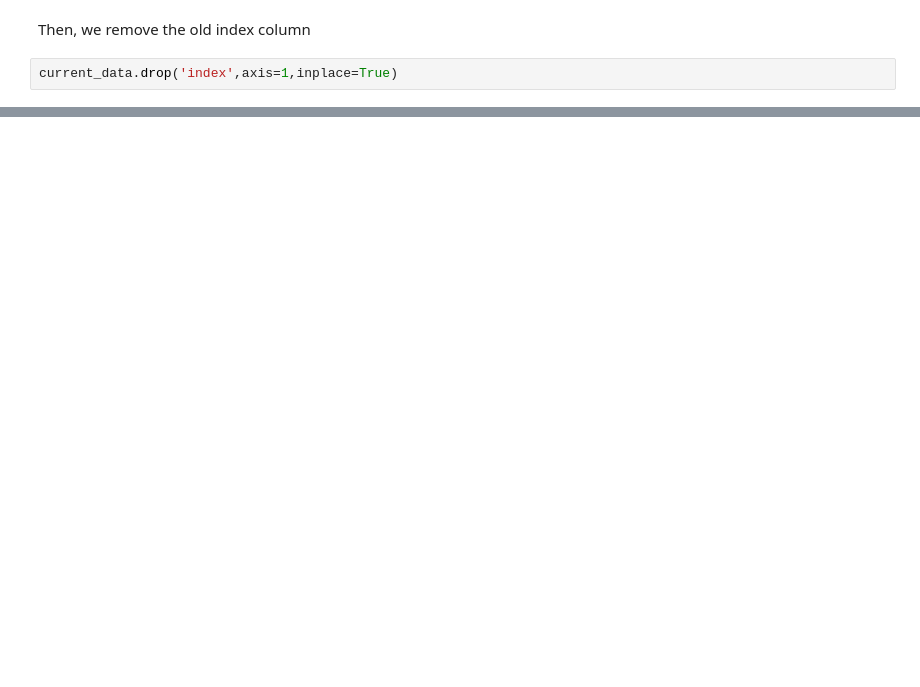
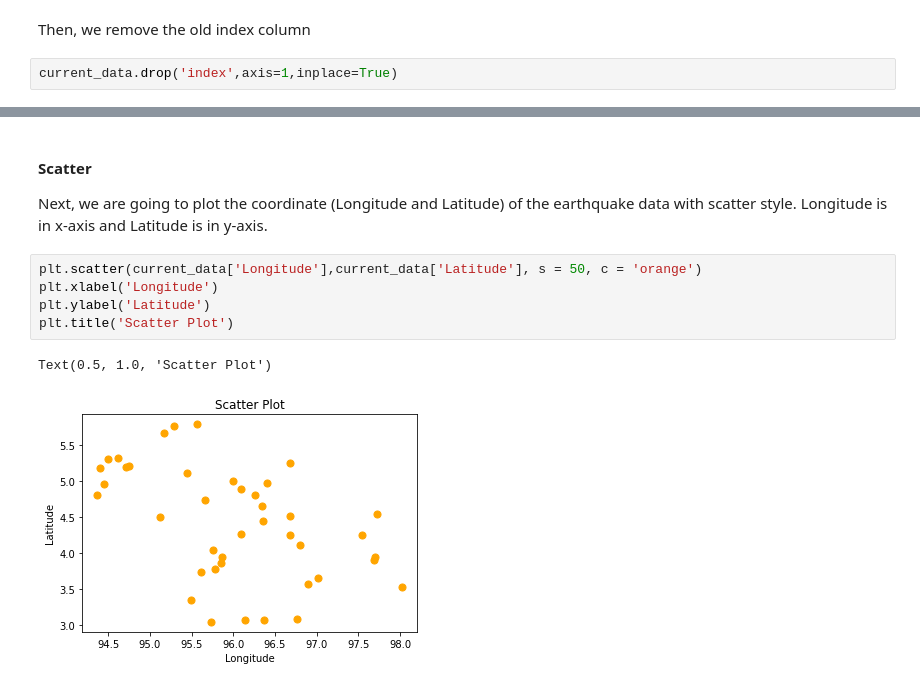
Before and after one commit to auliakhalqillah/Introduction-to-Python, a Jupyter notebook: py_tutorial.ipynb, the cells around one changed output, grey strips where cells are left out. Saved outputs shown, nothing was run; the diff lists cells and outputs as text; blank space fills up the shorter version.

```diff
--- a/py_tutorial.ipynb
+++ b/py_tutorial.ipynb
@@ -729,0 +803,12 @@ current_data.head()
+# %% [markdown]
+#### Scatter
+
+Next, we are going to plot the coordinate (Longitude and Latitude) of the earthquake data with scatter style. Longitude is in x-axis and Latitude is in y-axis.
+# %%
+plt.scatter(current_data['Longitude'],current_data['Latitude'], s = 50, c = 'orange')
+plt.xlabel('Longitude')
+plt.ylabel('Latitude')
+plt.title('Scatter Plot')
+# %% [output]
+Text(0.5, 1.0, 'Scatter Plot')
+[figure, added]
```
Also changed, not shown: parts of 110 cells of this notebook.
